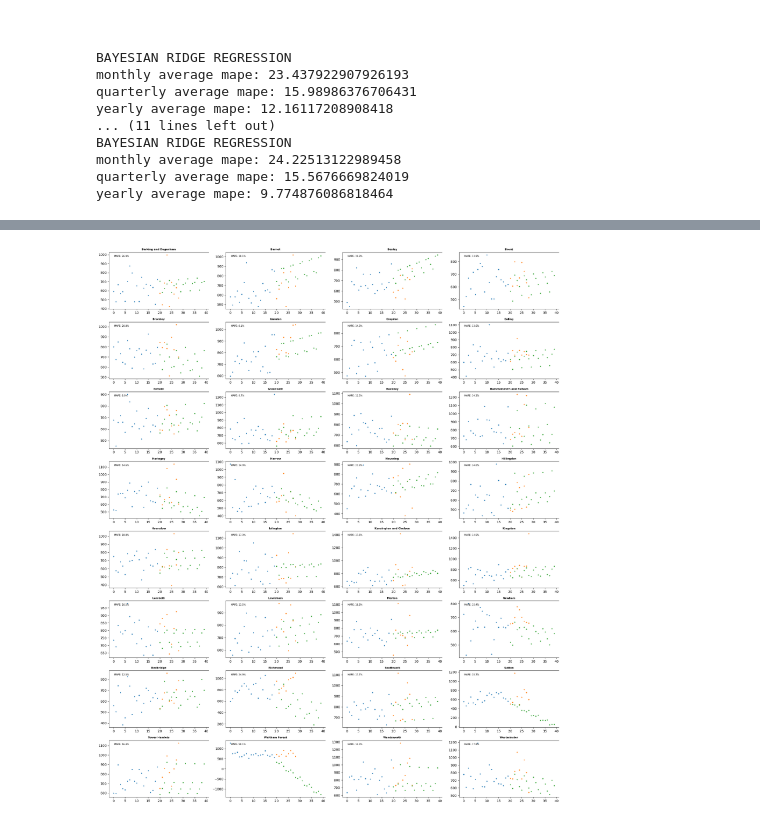
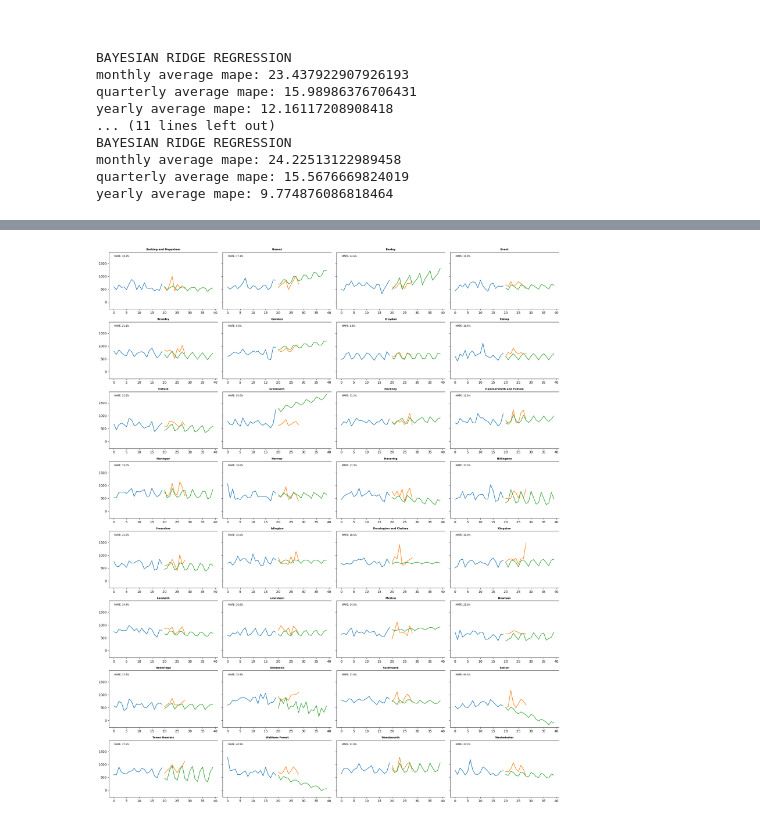
Before and after one commit to ferguswatson39/london_sport2, a Jupyter notebook: src/stream_1/forecasting/forecasting_experimentation.ipynb, the cells around one changed output, grey strips where cells are left out. Saved outputs shown, nothing was run; the diff lists cells and outputs as text; code cells hidden in the pictures.

```diff
--- a/src/stream_1/forecasting/forecasting_experimentation.ipynb
+++ b/src/stream_1/forecasting/forecasting_experimentation.ipynb
@@ -95,4 +95,4 @@ plot_borough_forecasts(df_month_covid_forecast, 72)
 # %%
-plot_borough_forecasts(df_quarter_covid_forecast, 20)
+plot_borough_forecasts(df_quarter_forecast, 20)
 # %% [output]
-[figure, old version]
+[figure, new version]
```
Also changed, not shown: parts of 1 cell of this notebook, 1 other file.
